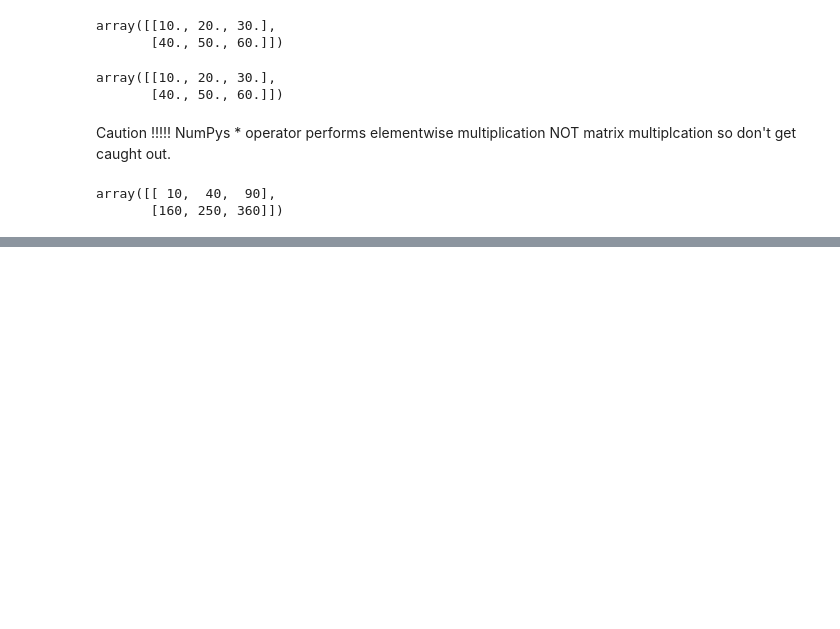
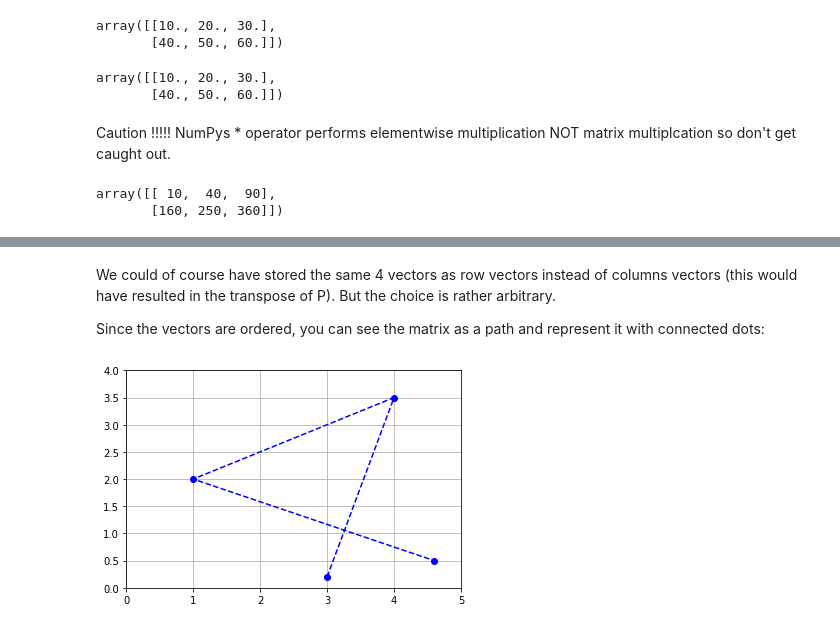
Before and after one commit to CamWheeler135/homework, a Jupyter notebook: Hands_On_Machine_Learning/Maths/Linear Algebra.ipynb, the cells around one changed output, grey strips where cells are left out. Saved outputs shown, nothing was run; the diff lists cells and outputs as text; code cells hidden in the pictures; blank space fills up the shorter version.

Commit message:
more work on matrices and some extra work on vectors

```diff
--- a/Hands_On_Machine_Learning/Maths/Linear Algebra.ipynb
+++ b/Hands_On_Machine_Learning/Maths/Linear Algebra.ipynb
@@ -996,0 +1153,14 @@ array([[ 10,  40,  90],
+# %% [markdown]
+We could of course have stored the same 4 vectors as row vectors instead of columns vectors (this would have resulted in the transpose of P). But the choice is rather arbitrary.
+
+Since the vectors are ordered, you can see the matrix as a path and represent it with connected dots:
+# %%
+# plot the points
+plt.plot(x_coords_P, y_coords_P, 'bo')
+# plot the lines
+plt.plot(x_coords_P, y_coords_P, "b--")
+plt.axis([0, 5, 0, 4])
+plt.grid()
+plt.show()
+# %% [output]
+[figure, added]
```
Also changed, not shown: parts of 65 cells of this notebook.
